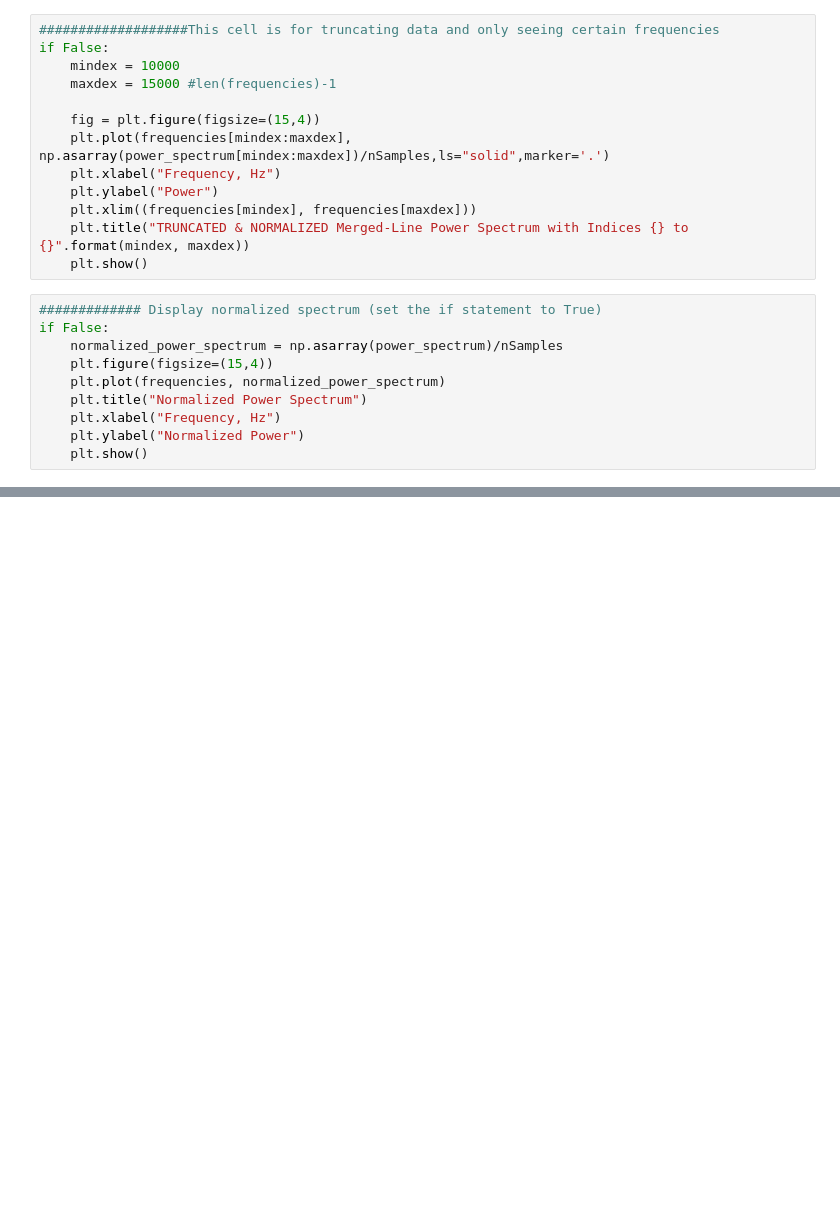
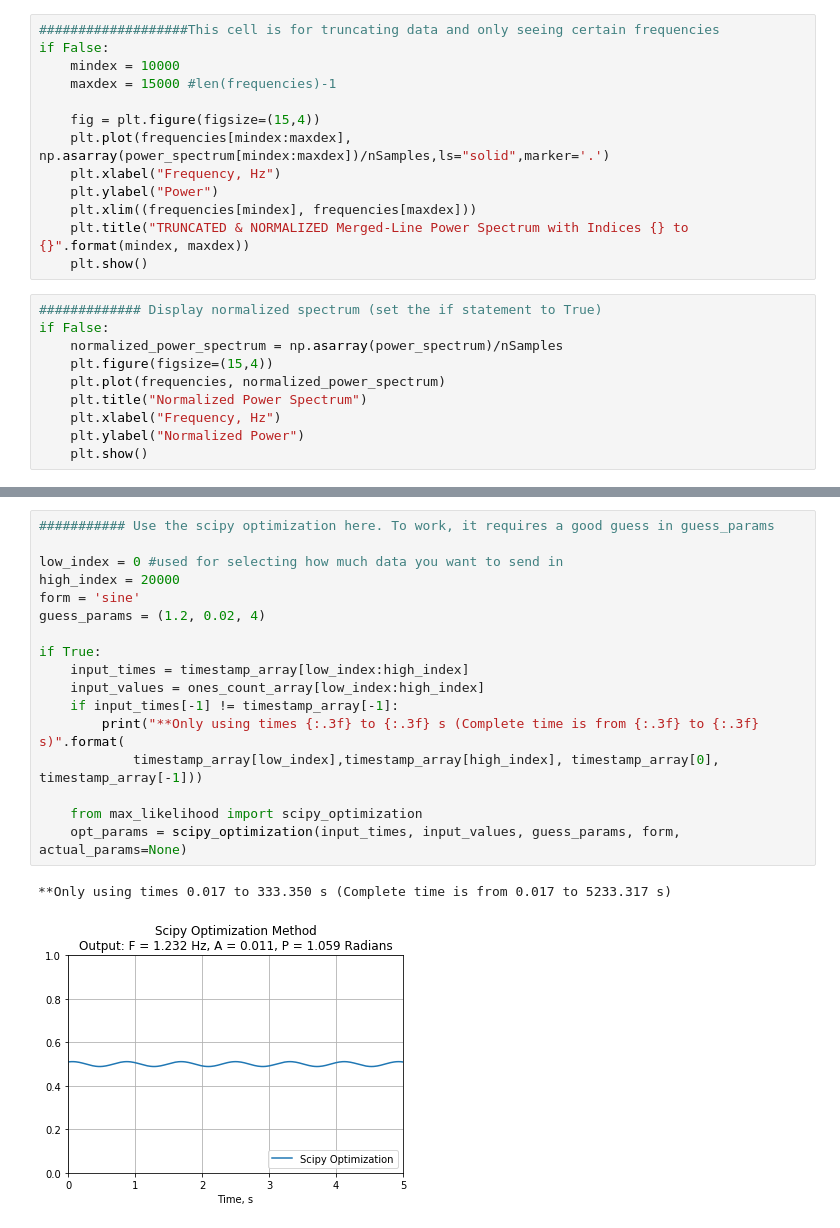
Before and after one commit to garretts-hub/GST_Work, a Jupyter notebook: Drift Analysis with Real Data.ipynb, the cells around one changed output, grey strips where cells are left out. Cells and saved outputs as stored; diff of their text form; blank space fills up the shorter version.

```diff
--- a/Drift Analysis with Real Data.ipynb
+++ b/Drift Analysis with Real Data.ipynb
@@ -210,0 +196,20 @@ Scanning phase with A = 0.050
+# %%
+########### Use the scipy optimization here. To work, it requires a good guess in guess_params
+
+low_index = 0 #used for selecting how much data you want to send in
+high_index = 20000
+form = 'sine'
+guess_params = (1.2, 0.02, 4)
+
+if True:
+    input_times = timestamp_array[low_index:high_index]
+    input_values = ones_count_array[low_index:high_index]
+    if input_times[-1] != timestamp_array[-1]:
+        print("**Only using times {:.3f} to {:.3f} s (Complete time is from {:.3f} to {:.3f} s)".format(
+            timestamp_array[low_index],timestamp_array[high_index], timestamp_array[0], timestamp_array[-1]))
+
+    from max_likelihood import scipy_optimization
+    opt_params = scipy_optimization(input_times, input_values, guess_params, form, actual_params=None)
+# %% [output]
+**Only using times 0.017 to 333.350 s (Complete time is from 0.017 to 5233.317 s)
+[figure, added]
```
Also changed, not shown: parts of 4 cells of this notebook, 4 other files.
